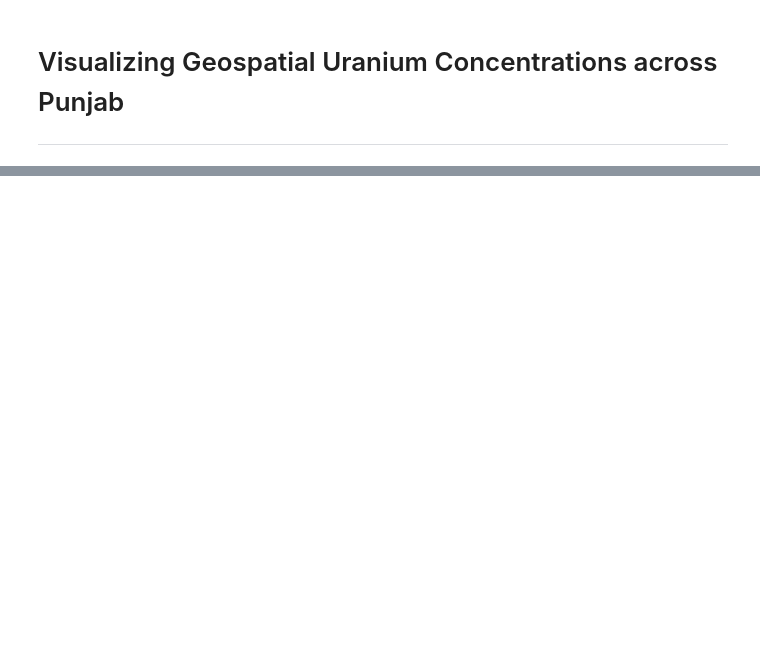
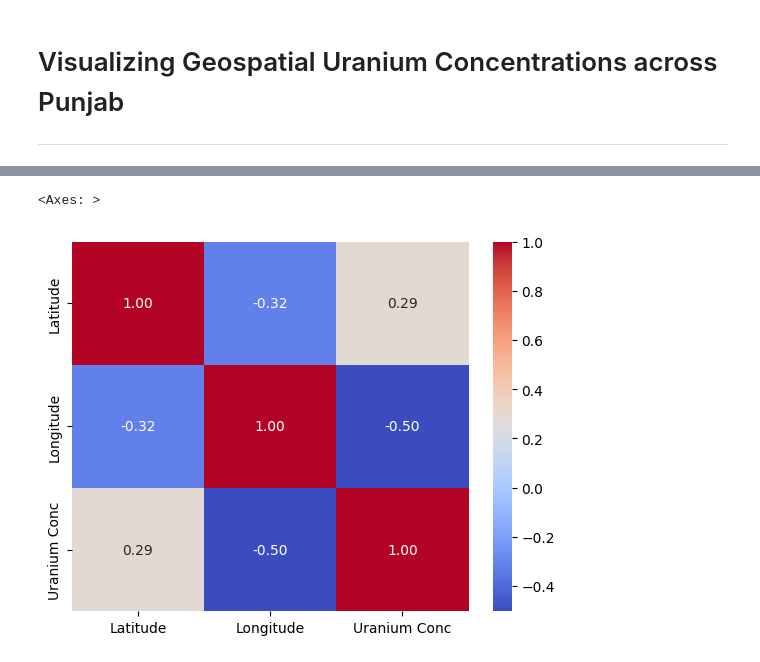
Before and after one commit to ikabrain/uranium-punjab-analysis, a Jupyter notebook: micro-study-1/visualizer.ipynb, the cells around one changed output, grey strips where cells are left out. Cells and saved outputs as stored; diff of their text form; code cells hidden in the pictures; blank space fills up the shorter version.

```diff
--- a/micro-study-1/visualizer.ipynb
+++ b/micro-study-1/visualizer.ipynb
@@ -27,0 +90,3 @@ MAP_STYLES = {
+# %%
+df_final.drop(columns=["ECR", "LADD", "HQ"], inplace=True)
+df_final.head()
@@ -27,0 +101,5 @@ MAP_STYLES = {
+# %%
+sns.heatmap(df_final.corr(), annot=True, fmt="0.2f", cmap="coolwarm")
+# %% [output]
+<Axes: >
+[figure, added]
```
Also changed, not shown: parts of 27 cells of this notebook, 1 other file.
